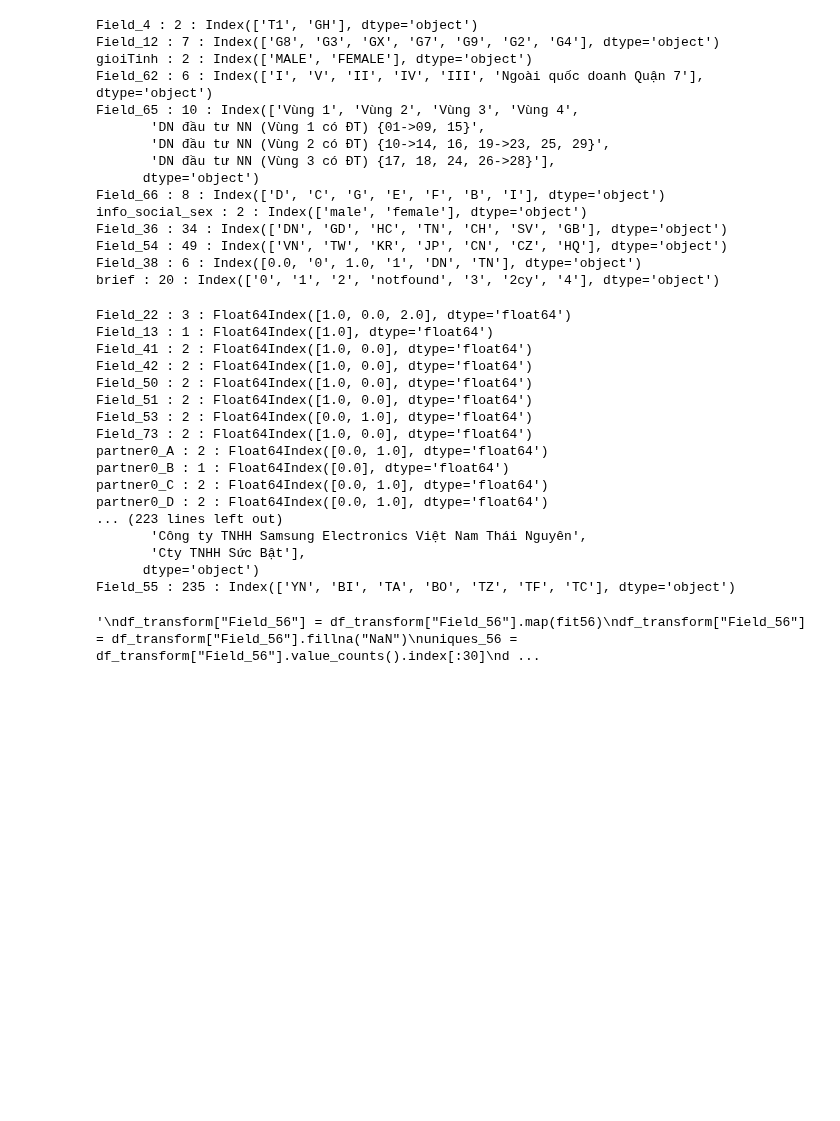
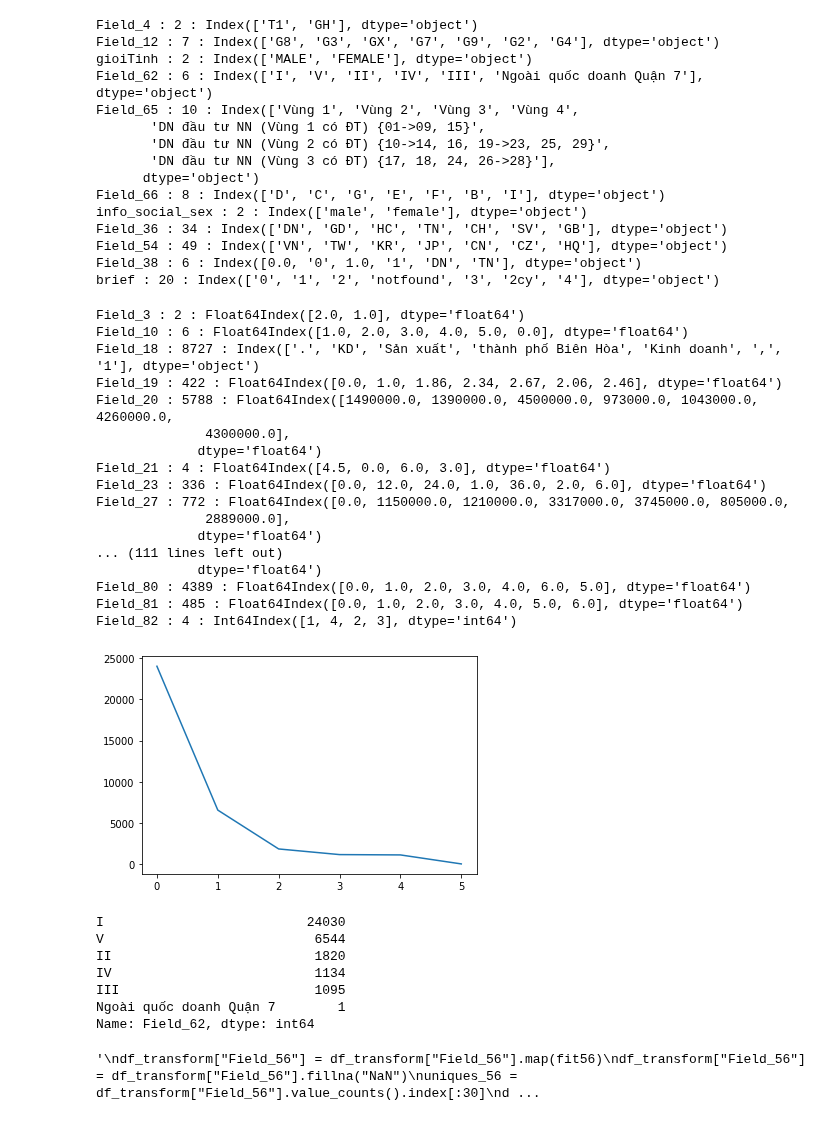
Before and after one commit to Dunghuynh110496/kalapa, a Jupyter notebook: Step_2.ipynb, the cells around one changed output. Drawn from its saved outputs; the diff is of its cells as text; code cells hidden in the pictures; blank space fills up the shorter version.

```diff
--- a/Step_2.ipynb
+++ b/Step_2.ipynb
@@ -58,28 +58,29 @@ Field_54 : 49 : Index(['VN', 'TW', 'KR', 'JP', 'CN', 'CZ', 'HQ'], dtype='object'
 Field_38 : 6 : Index([0.0, '0', 1.0, '1', 'DN', 'TN'], dtype='object')
 brief : 20 : Index(['0', '1', '2', 'notfound', '3', '2cy', '4'], dtype='object')
 # %%
-others = data_type["cat_num"] + data_type["cat_str"] + data_type["date"] + data_type["date"] + data_type["drop"]
-for feature in others:
-    vc = df_transform[feature].value_counts()
-    print(f"{feature} : {len(vc)} : {vc.index[:7]}")
+l = data_type["cat_num"] + data_type["cat_str"] + data_type["date"] + data_type["date"] + data_type["drop"]
+for feature in df_transform.columns:
+    if feature not in l:
+        vc = df_transform[feature].value_counts()
+        print(f"{feature} : {len(vc)} : {vc.index[:7]}")
 # %% [output]
-Field_22 : 3 : Float64Index([1.0, 0.0, 2.0], dtype='float64')
-Field_13 : 1 : Float64Index([1.0], dtype='float64')
-Field_41 : 2 : Float64Index([1.0, 0.0], dtype='float64')
-Field_42 : 2 : Float64Index([1.0, 0.0], dtype='float64')
-Field_50 : 2 : Float64Index([1.0, 0.0], dtype='float64')
-Field_51 : 2 : Float64Index([1.0, 0.0], dtype='float64')
-Field_53 : 2 : Float64Index([0.0, 1.0], dtype='float64')
-Field_73 : 2 : Float64Index([1.0, 0.0], dtype='float64')
-partner0_A : 2 : Float64Index([0.0, 1.0], dtype='float64')
-partner0_B : 1 : Float64Index([0.0], dtype='float64')
-partner0_C : 2 : Float64Index([0.0, 1.0], dtype='float64')
-partner0_D : 2 : Float64Index([0.0, 1.0], dtype='float64')
-... (223 lines left out)
-       'Công ty TNHH Samsung Electronics Việt Nam Thái Nguyên',
-       'Cty TNHH Sức Bật'],
-      dtype='object')
-Field_55 : 235 : Index(['YN', 'BI', 'TA', 'BO', 'TZ', 'TF', 'TC'], dtype='object')
+Field_3 : 2 : Float64Index([2.0, 1.0], dtype='float64')
+Field_10 : 6 : Float64Index([1.0, 2.0, 3.0, 4.0, 5.0, 0.0], dtype='float64')
+Field_18 : 8727 : Index(['.', 'KD', 'Sản xuất', 'thành phố Biên Hòa', 'Kinh doanh', ',', '1'], dtype='object')
+Field_19 : 422 : Float64Index([0.0, 1.0, 1.86, 2.34, 2.67, 2.06, 2.46], dtype='float64')
+Field_20 : 5788 : Float64Index([1490000.0, 1390000.0, 4500000.0, 973000.0, 1043000.0, 4260000.0,
+              4300000.0],
+             dtype='float64')
+Field_21 : 4 : Float64Index([4.5, 0.0, 6.0, 3.0], dtype='float64')
+Field_23 : 336 : Float64Index([0.0, 12.0, 24.0, 1.0, 36.0, 2.0, 6.0], dtype='float64')
+Field_27 : 772 : Float64Index([0.0, 1150000.0, 1210000.0, 3317000.0, 3745000.0, 805000.0,
+              2889000.0],
+             dtype='float64')
+... (111 lines left out)
+             dtype='float64')
+Field_80 : 4389 : Float64Index([0.0, 1.0, 2.0, 3.0, 4.0, 6.0, 5.0], dtype='float64')
+Field_81 : 485 : Float64Index([0.0, 1.0, 2.0, 3.0, 4.0, 5.0, 6.0], dtype='float64')
+Field_82 : 4 : Int64Index([1, 4, 2, 3], dtype='int64')
 # %%
 def fit49(x):
     if "hà nội" in str(x).lower() or "hn" in str(x).lower() or "hoài đức" in str(x).lower():
@@ -244,3 +245,17 @@ def fit49(x):
     else:
         return "others"
     return x
+# %%
+data = list(df_transform["Field_62"].value_counts())
+plt.plot(data)
+plt.show()
+df_transform["Field_62"].value_counts()
+# %% [output]
+[figure, added]
+I                          24030
+V                           6544
+II                          1820
+IV                          1134
+III                         1095
+Ngoài quốc doanh Quận 7        1
+Name: Field_62, dtype: int64
```
Also changed, not shown: parts of 8 cells of this notebook.
